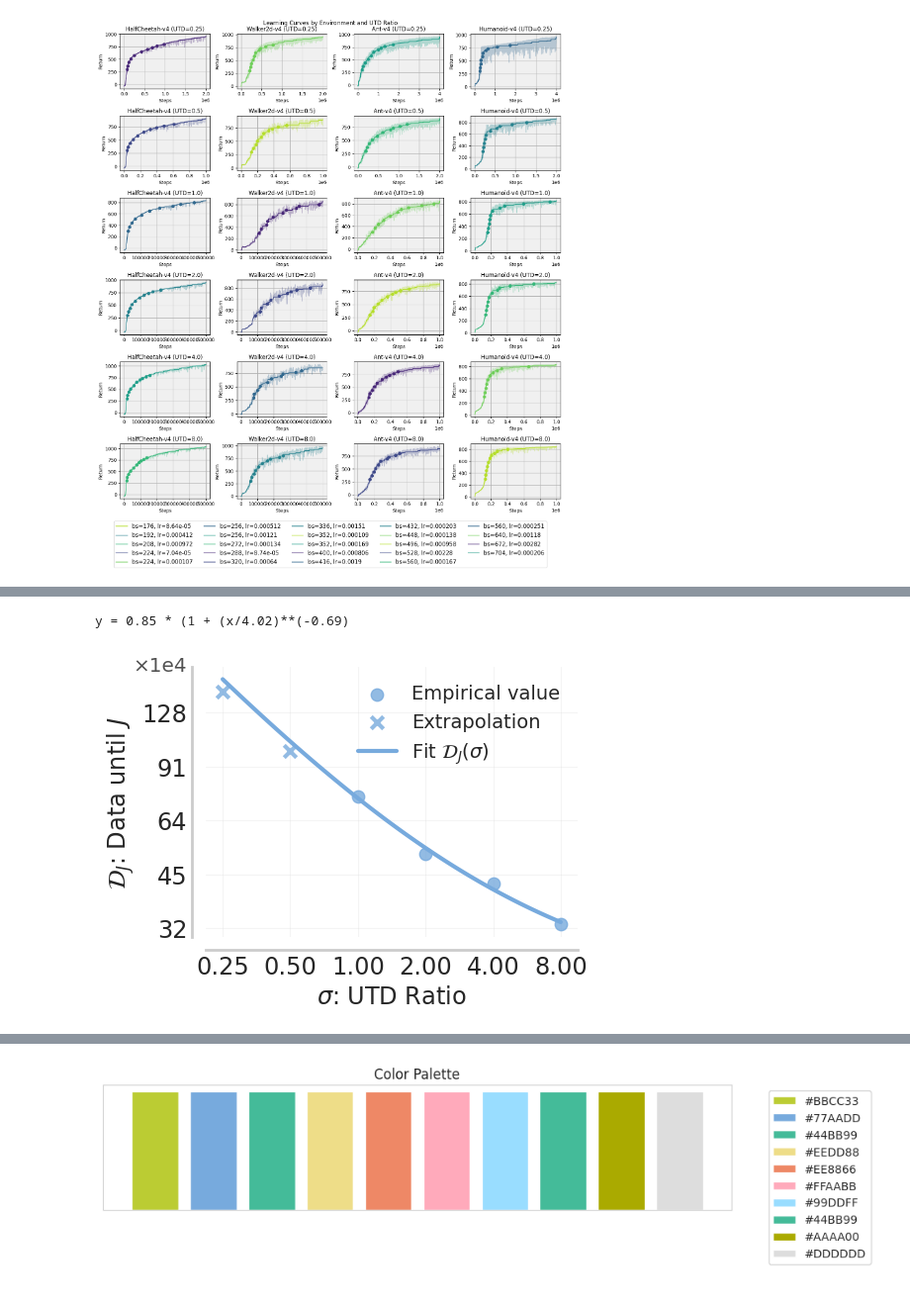
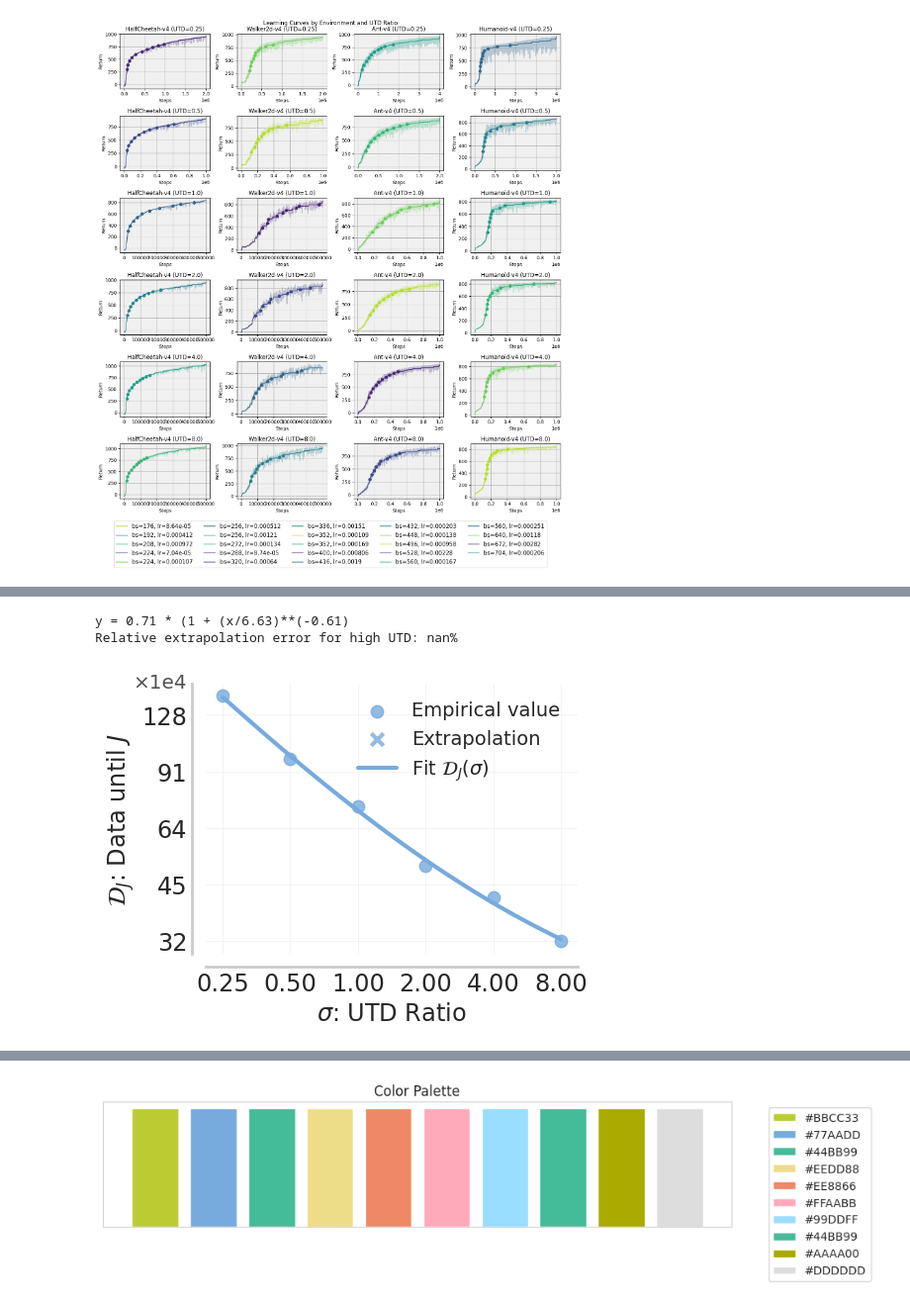
Before and after one commit to orybkin/taskmaster, a Jupyter notebook: isaacgymenvs/qscaled/gym_pareto.ipynb, the cells around one changed output, grey strips where cells are left out. Shown at 99% size. Saved outputs shown, nothing was run; the diff lists cells and outputs as text; code cells hidden in the pictures.

```diff
--- a/isaacgymenvs/qscaled/gym_pareto.ipynb
+++ b/isaacgymenvs/qscaled/gym_pareto.ipynb
@@ -125,6 +125,8 @@ df['return_isotonic'] = iso_reg_results
 # thresholds = [800, 850, 900]
 # thresholds = [300, 350, 400, 450, 500, 550, 600, 650, 700, 750, 800]
 thresholds = [300, 370, 440, 510, 580, 650, 700, 733, 766, 800]
+thresholds = 1000-np.logspace(np.log10(1000-300), np.log10(1000-800), 10)
+# thresholds = [300, 400, 500, 600, 700, 800]
 # thresholds = [300, 350, 400, 450, 500, 525, 550, 575, 600, 616, 633, 650, 666, 683, 700, 716, 733, 750, 766, 783, 800]
 crossings_array = []
 
@@ -489,7 +491,8 @@ array([6.10219456, 4.16147691, 3.10517576, 2.14924389, 1.7747557 ,
 fits = []
 # Fit power law with constant for each threshold
 fit_points, exclude_points = [0, 1, 2, 3], [4, 5]
-fit_points, exclude_points = [2, 3, 4, 5], [0, 1]
+# fit_points, exclude_points = [2, 3, 4, 5], [0, 1]
+fit_points, exclude_points = [0, 1, 2, 3, 4, 5], []
 utds = np.array(utds)
 mean_normalized_times = np.array(mean_normalized_times)
 params = fit(utds[fit_points], mean_normalized_times[fit_points, -1], power_law_with_const_min,[slice(-2, 2, 0.8), slice(0, 1, 0.2), slice(-2, 2, 0.8)], maxiter=100)
@@ -559,35 +562,43 @@ plt.plot(utd_line, data_line, COLORS[1], linewidth=3, label='Fit $\mathcal{D}_J(
 plt.xscale('log')
 plt.yscale('log')
 axs.legend(prop={'size': 14}, ncol=1, frameon=False)
 
 x = np.logspace(np.log10(0.25), np.log10(8), num=6)
 x_ticks_labels = [f"{x:.2f}" for x in x]
 axs.set_xticks(x,x_ticks_labels)
 
 yticks = np.logspace(np.log10(320000), np.log10(1280000), num=5, dtype=int)
 ylabels = ["%2.f" % (y/10000) for y in yticks]
 axs.yaxis.set_major_locator(plt.FixedLocator(yticks))
 axs.yaxis.set_minor_locator(plt.NullLocator())
 axs.set_yticks(yticks, ylabels, size=14.5)
 
 plot_utils._annotate_and_decorate_axis(axs, xlabel='$\sigma$: UTD Ratio',
                                        ylabel='$\mathcal{D}_J$: Data until $J$',
                                        labelsize='xx-large', ticklabelsize='xx-large',
                                        grid_alpha=0.2, legend=False)
 
 
 plt.text(-0.05, 0.97, '×1e4', transform=axs.transAxes,
          horizontalalignment='right', verticalalignment='bottom',
          fontsize='x-large', alpha=0.8)
 
 plt.tight_layout()
 if exclude_points == [0, 1]:
     plt.savefig('gym_frontier_extrapolation_data.pdf', dpi=300)
 elif exclude_points == [4, 5]:
     plt.savefig('gym_frontier_extrapolation_compute.pdf', dpi=300)
+
+# Compute extrapolation error for the excluded points
+actual_values = np.mean(normalized_times_all[..., -1], axis=0)[exclude_points] * median_median
+a, b, c = fits[-1]
+predicted_values = power_law_with_const(utds[exclude_points], a, b, c) * median_median
+rel_errors = np.abs(predicted_values - actual_values) / actual_values
+print(f"Relative extrapolation error for high UTD: {np.mean(rel_errors):.2%}")
 # %% [output]
-y = 0.85 * (1 + (x/4.02)**(-0.69)
+y = 0.71 * (1 + (x/6.63)**(-0.61)
+Relative extrapolation error for high UTD: nan%
-[figure, old version]
+[figure, new version]
 # %%
 # Pareto fit
 
```
Also changed, not shown: parts of 17 cells of this notebook, 4 other files.
